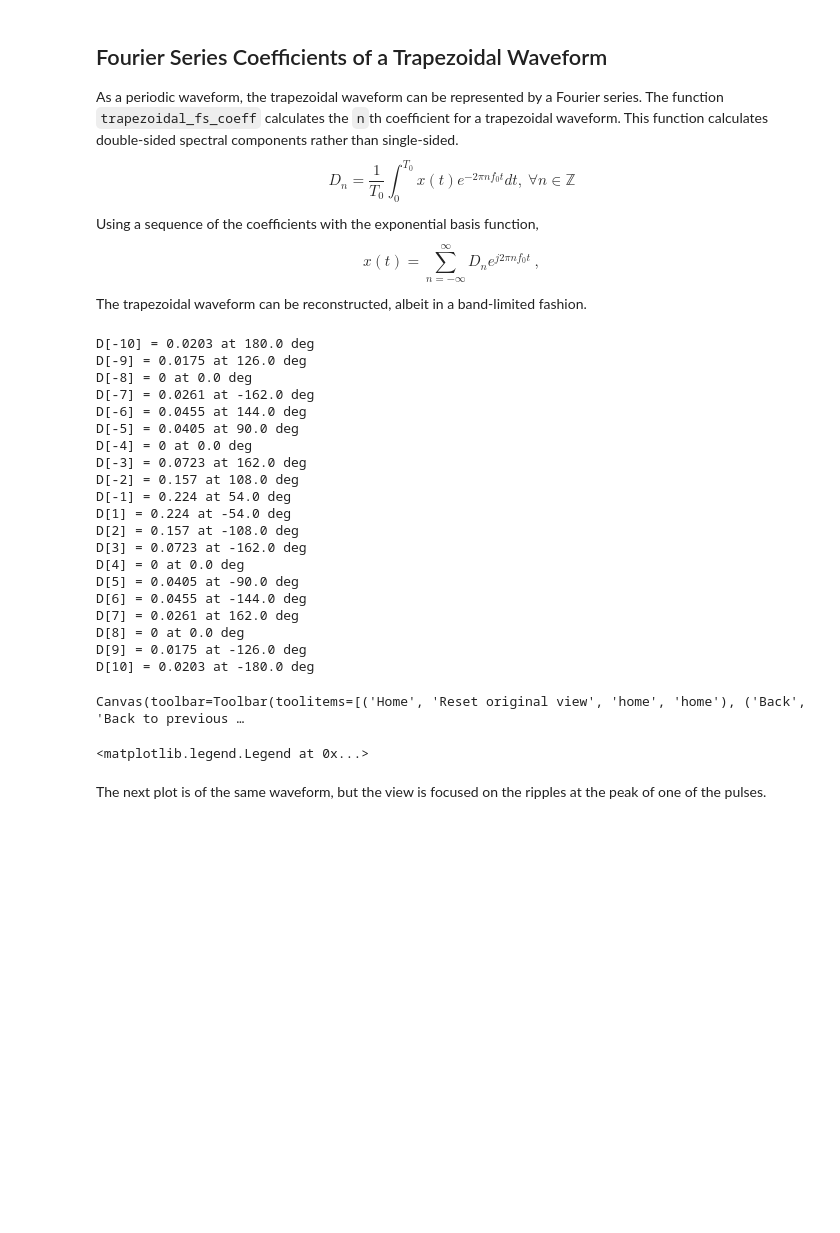
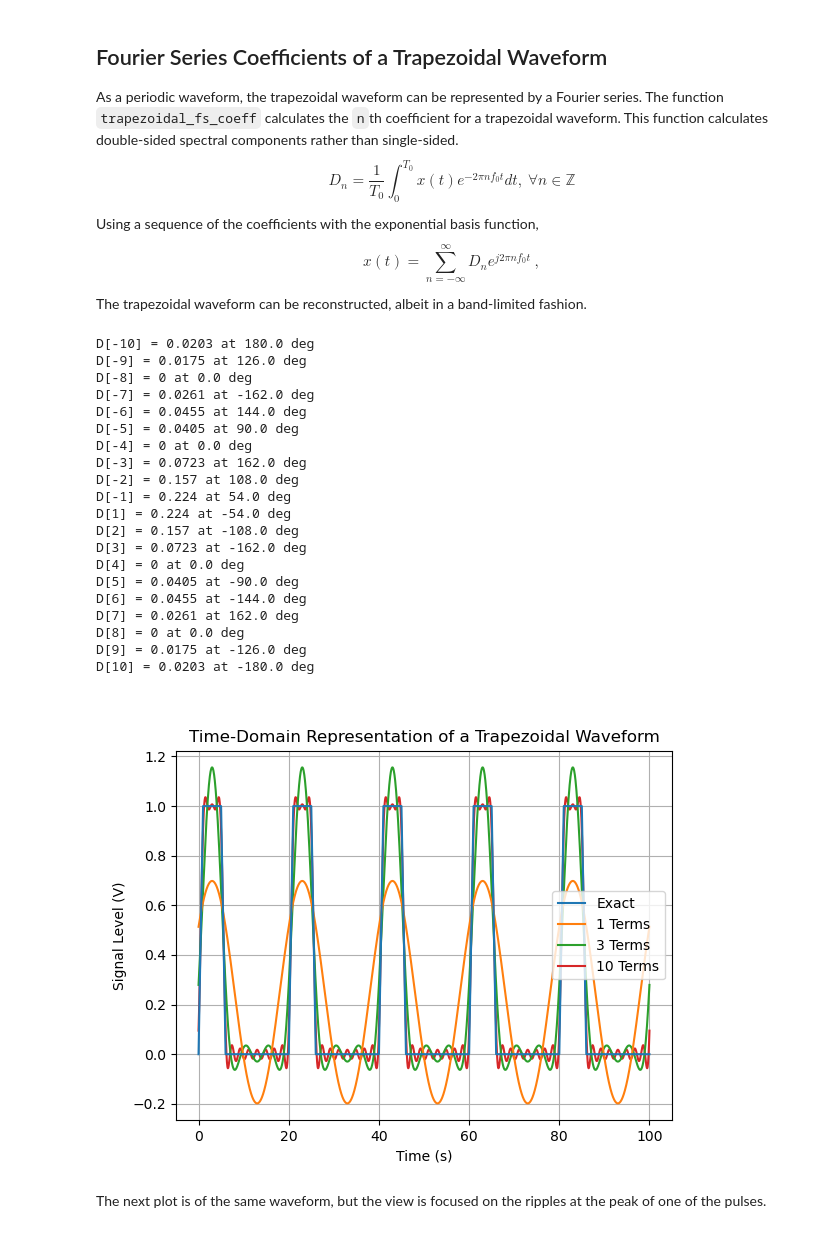
Before and after one commit to cram869/adv_sipi_class_notebooks, a Jupyter notebook: Trapezoidal Spectrum Notebook.ipynb, the cells around one changed output. Drawn from its saved outputs; the diff is of its cells as text; code cells hidden in the pictures; blank space fills up the shorter version.

```diff
--- a/Trapezoidal Spectrum Notebook.ipynb
+++ b/Trapezoidal Spectrum Notebook.ipynb
@@ -5,3 +1,17 @@ import matplotlib.pyplot as plt
+# %%
+%matplotlib widget
+import numpy as np
+import matplotlib.pyplot as plt
+import os
+
+default_save_formats = ['png', 'pdf']
+def savefigure(fig, filename, path='.', **kwargs):
+    pathfilename = os.path.join(path, filename)
+    formats = kwargs.get('formats', default_save_formats)
+    transparent = kwargs.get('transparent', False)
+    for format_i in formats:
+        fig.savefig(pathfilename + '.' + format_i,
+                    transparent=transparent)
 # %% [markdown]
 # Module 1: Signals
 
@@ -152,6 +162,12 @@ def trapezoidal_fs_coeff(T, n, Trise=1e-15, Tfall=1e-15, D=0.5, A=1, A0=0, print
     $$D_n = \frac{1}{T_0} \int_0^{T_0} x(t) e^{-j 2\pi n f_0 t} dt$$
 
     $$x(t) = \sum_{n=-\infty}^\infty D_n e^{j 2\pi n f_0 t}$$
+
+    Note with a finite rise and fall time, the value of D must satisfy the following inequality.
+    $$D \le 1 - \frac{\tau_r + \tau_f}{2 T}$$
+    For a reasonable waveform ...
+    $$D \ge \frac{\tau_r + \tau_f}{2 T}$$,
+    which provides enough pulse width for the rising and falling edge only.
     """
     # The DC term D_0 = A0.
     if n == 0:
@@ -232,35 +248,36 @@ fig, ax = plt.subplots(1,1)
 ax.plot(t, x, label='Exact', zorder=5)
 ax.plot(t, xa, label='%d Terms' % Na, zorder=4)
 ax.plot(t, xb, label='%d Terms' % Nb, zorder=3)
 ax.plot(t, xc, label='%d Terms' % Nc, zorder=2)
 ax.grid(True)
 ax.set_title('Time-Domain Representation of a Trapezoidal Waveform')
 ax.set_ylabel('Signal Level (V)') # I am arbitrarily declaring this signal a voltage.
 ax.set_xlabel('Time (s)')
 ax.legend(loc='best')
+
+savefigure(fig, 'approximation_of_trap_wfm_by_truncated_spectra', path='.')
 # %% [output]
 D[-10] = 0.0203 at 180.0 deg
 D[-9] = 0.0175 at 126.0 deg
 D[-8] = 0 at 0.0 deg
 D[-7] = 0.0261 at -162.0 deg
 D[-6] = 0.0455 at 144.0 deg
 D[-5] = 0.0405 at 90.0 deg
 D[-4] = 0 at 0.0 deg
 D[-3] = 0.0723 at 162.0 deg
 D[-2] = 0.157 at 108.0 deg
 D[-1] = 0.224 at 54.0 deg
 D[1] = 0.224 at -54.0 deg
 D[2] = 0.157 at -108.0 deg
 D[3] = 0.0723 at -162.0 deg
 D[4] = 0 at 0.0 deg
 D[5] = 0.0405 at -90.0 deg
 D[6] = 0.0455 at -144.0 deg
 D[7] = 0.0261 at 162.0 deg
 D[8] = 0 at 0.0 deg
 D[9] = 0.0175 at -126.0 deg
 D[10] = 0.0203 at -180.0 deg
-Canvas(toolbar=Toolbar(toolitems=[('Home', 'Reset original view', 'home', 'home'), ('Back', 'Back to previous …
-<matplotlib.legend.Legend at 0x...>
+[figure, added]
 # %% [markdown]
 The next plot is of the same waveform, but the view is focused on the ripples at the peak of one of the pulses.
 # %%
```
Also changed, not shown: parts of 23 cells of this notebook, 25 other files.
